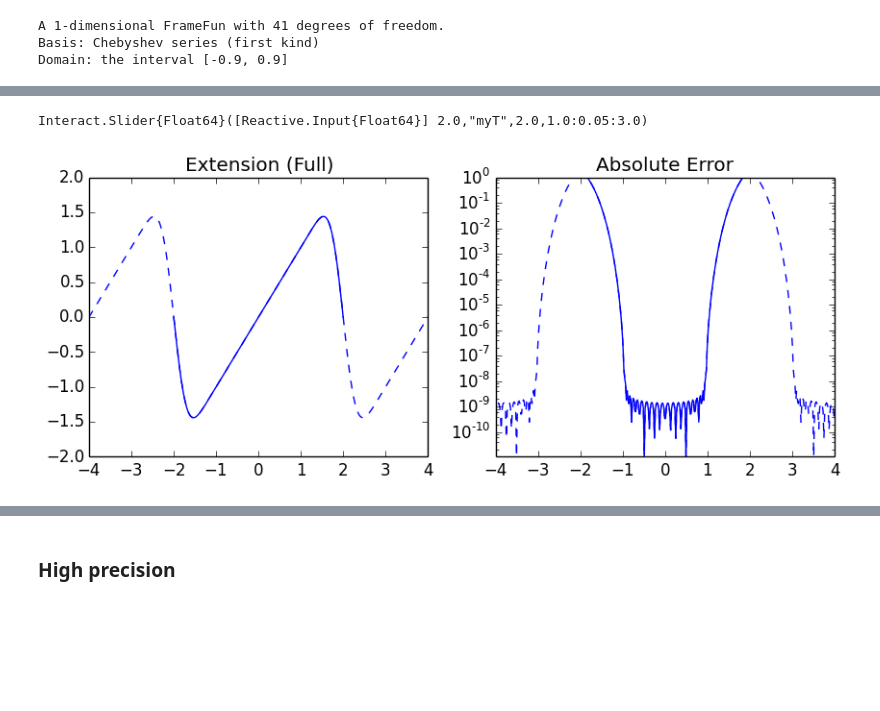
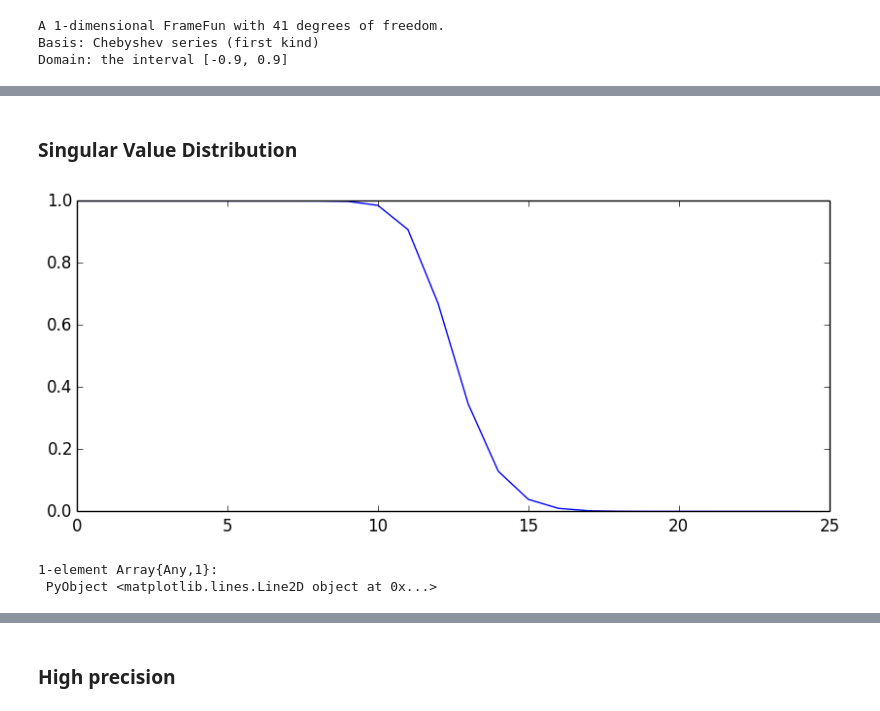
Before and after one commit to JuliaApproximation/FrameFun.jl, a Jupyter notebook: examples/FrameFunDemo.ipynb, the cells around one changed output, grey strips where cells are left out. Drawn from its saved outputs; the diff is of its cells as text; code cells hidden in the pictures; blank space fills up the shorter version.

```diff
--- a/examples/FrameFunDemo.ipynb
+++ b/examples/FrameFunDemo.ipynb
@@ -57,14 +59,14 @@ subplot(224); plot_error(F3,f3)
 PyObject <matplotlib.text.Text object at 0x...>
-# %%
-h = figure(figsize=(10,8))
-D = Interval(-1.0,1.0)
-@manipulate for myT=1.0:0.05:3.0; withfig(h) do
-        B = rescale(FourierBasis(21),-myT,myT)
-        F=Fun(f1,B,D)
-        subplot(221); plot_expansion(F,repeats=1); xlim([-4; 4]); ylim([-2; 2])
-        subplot(222); plot_error(F, f1,repeats=1); xlim([-4; 4]); ylim([-10^16; 1])
-    end
-end
-# %% [output]
-Interact.Slider{Float64}([Reactive.Input{Float64}] 2.0,"myT",2.0,1.0:0.05:3.0)
-[figure, removed]
+# %% [markdown]
+### Singular Value Distribution
+# %%
+figure(figsize=(10,4))
+D = Interval(-0.5,0.5)
+B = FourierBasis(25)
+F = Fun(x->x,B,D)
+USV = svd(matrix(F))
+PyPlot.plot(USV[2])
+# %% [output]
+[figure, added]
+1-element Array{Any,1}:
+ PyObject <matplotlib.lines.Line2D object at 0x...>
```
Also changed, not shown: parts of 31 cells of this notebook, 1 other file.
